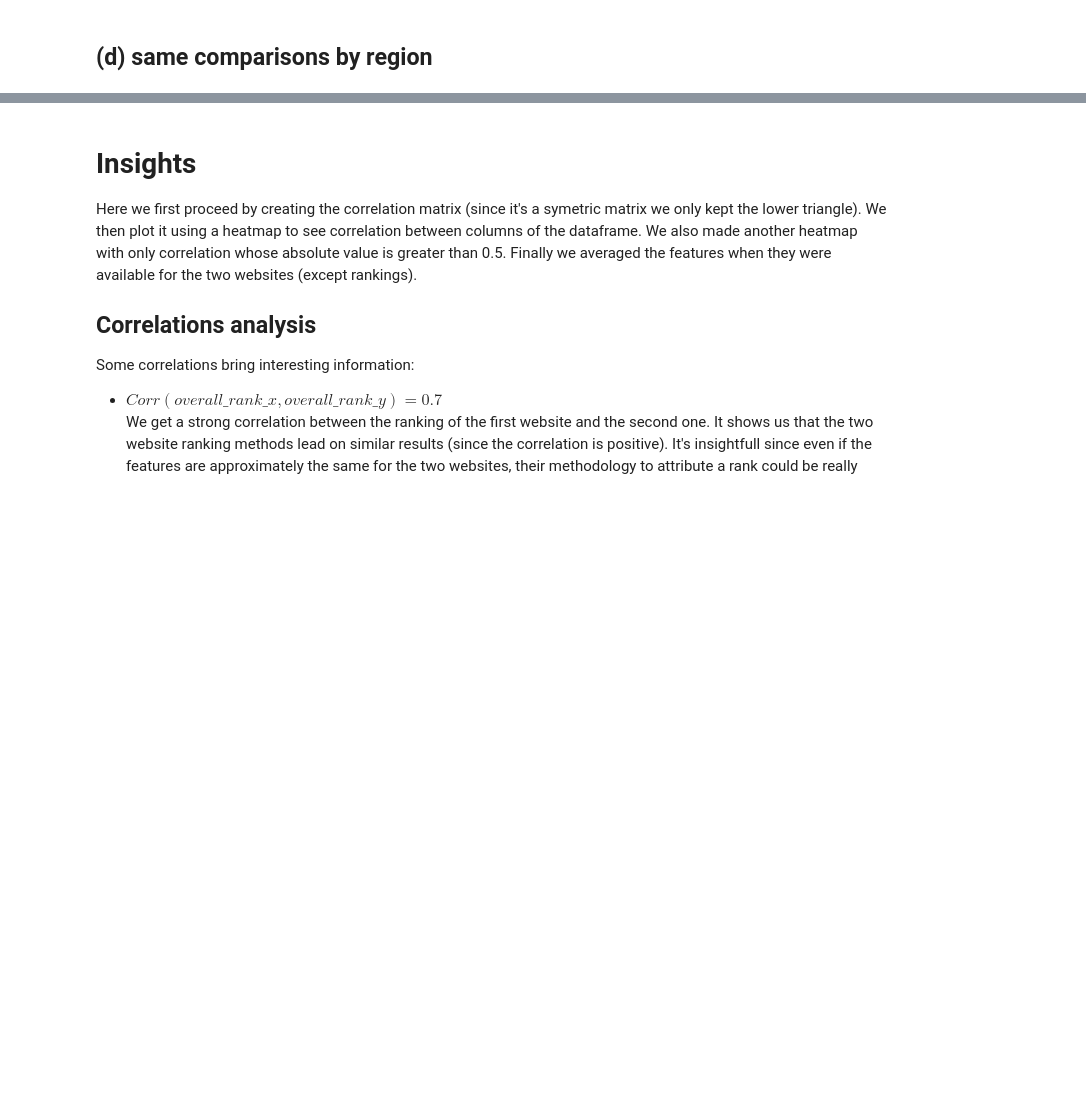
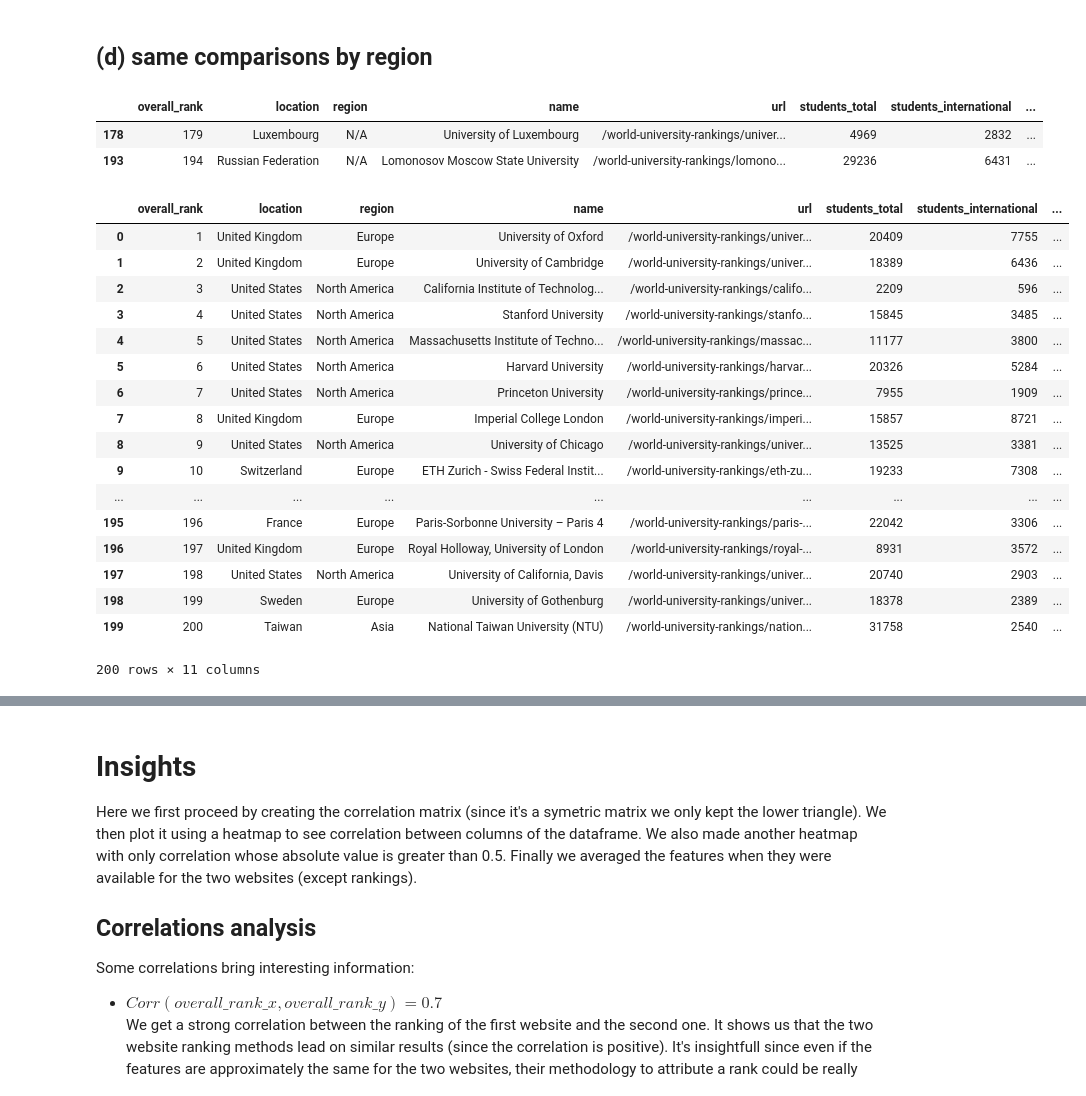
Before and after one commit to Timonzimm/CS-401, a Jupyter notebook: HW02/Homework 2.ipynb, the cells around one changed output, grey strips where cells are left out. Cells and saved outputs as stored; diff of their text form; code cells hidden in the pictures; blank space fills up the shorter version.

```diff
--- a/HW02/Homework 2.ipynb
+++ b/HW02/Homework 2.ipynb
@@ -380,6 +414,38 @@ plt.show()
 **Comments:** Luxembourg has more international than national students which allows it to be in first position without difficulty. Switzerland is in the sixth position (versus fifth for top university website).
 # %% [markdown]
 ## (d) same comparisons by region
+# %%
+# Some countries have their field 'region' filled with 'N/A': this is due to the technique we used to write the
+# correct region for each university. In the sample we are considering, let's see how many universities are concerned:
+times_higher_education[times_higher_education['region'] == 'N/A']
+# %% [output]
+|  | overall_rank | location | region | name | url | students_total | students_international | ... |
+| 178 | 179 | Luxembourg | N/A | University of Luxembourg | /world-university-rankings/univer... | 4969 | 2832 | ... |
+| 193 | 194 | Russian Federation | N/A | Lomonosov Moscow State University | /world-university-rankings/lomono... | 29236 | 6431 | ... |
+# %%
+# As there is only two universities concerned, we can rapidly write it by hand. Of course we should have develop a
+# more generalized manner to do it, if we had a much larger sample.
+times_higher_education.set_value(178, 'region', 'Europe')
+times_higher_education.set_value(193, 'region', 'Europe')
+# %% [output]
+|  | overall_rank | location | region | name | url | students_total | students_international | ... |
+| 0 | 1 | United Kingdom | Europe | University of Oxford | /world-university-rankings/univer... | 20409 | 7755 | ... |
+| 1 | 2 | United Kingdom | Europe | University of Cambridge | /world-university-rankings/univer... | 18389 | 6436 | ... |
+| 2 | 3 | United States | North America | California Institute of Technolog... | /world-university-rankings/califo... | 2209 | 596 | ... |
+| 3 | 4 | United States | North America | Stanford University | /world-university-rankings/stanfo... | 15845 | 3485 | ... |
+| 4 | 5 | United States | North America | Massachusetts Institute of Techno... | /world-university-rankings/massac... | 11177 | 3800 | ... |
+| 5 | 6 | United States | North America | Harvard University | /world-university-rankings/harvar... | 20326 | 5284 | ... |
+| 6 | 7 | United States | North America | Princeton University | /world-university-rankings/prince... | 7955 | 1909 | ... |
+| 7 | 8 | United Kingdom | Europe | Imperial College London | /world-university-rankings/imperi... | 15857 | 8721 | ... |
+| 8 | 9 | United States | North America | University of Chicago | /world-university-rankings/univer... | 13525 | 3381 | ... |
+| 9 | 10 | Switzerland | Europe | ETH Zurich - Swiss Federal Instit... | /world-university-rankings/eth-zu... | 19233 | 7308 | ... |
+| ... | ... | ... | ... | ... | ... | ... | ... | ... |
+| 195 | 196 | France | Europe | Paris-Sorbonne University – Paris 4 | /world-university-rankings/paris-... | 22042 | 3306 | ... |
+| 196 | 197 | United Kingdom | Europe | Royal Holloway, University of London | /world-university-rankings/royal-... | 8931 | 3572 | ... |
+| 197 | 198 | United States | North America | University of California, Davis | /world-university-rankings/univer... | 20740 | 2903 | ... |
+| 198 | 199 | Sweden | Europe | University of Gothenburg | /world-university-rankings/univer... | 18378 | 2389 | ... |
+| 199 | 200 | Taiwan | Asia | National Taiwan University (NTU) | /world-university-rankings/nation... | 31758 | 2540 | ... |
+200 rows × 11 columns
 # %%
 ratio_region_s = times_higher_education.groupby(['region'])['students_total', 'faculty_total'].sum()
 ratio_region_s_normed = ratio_region_s.div(ratio_region_s.sum(1), axis=0).sort_values(by='faculty_total', ascending=False)
```
Also changed, not shown: parts of 21 cells of this notebook.
